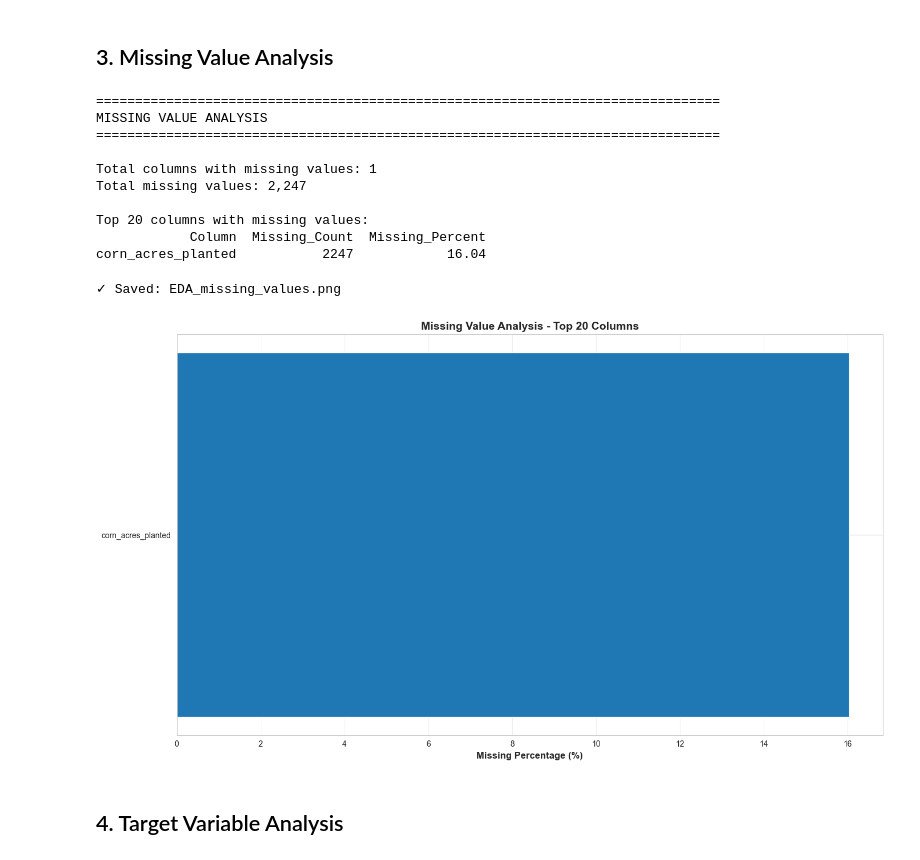
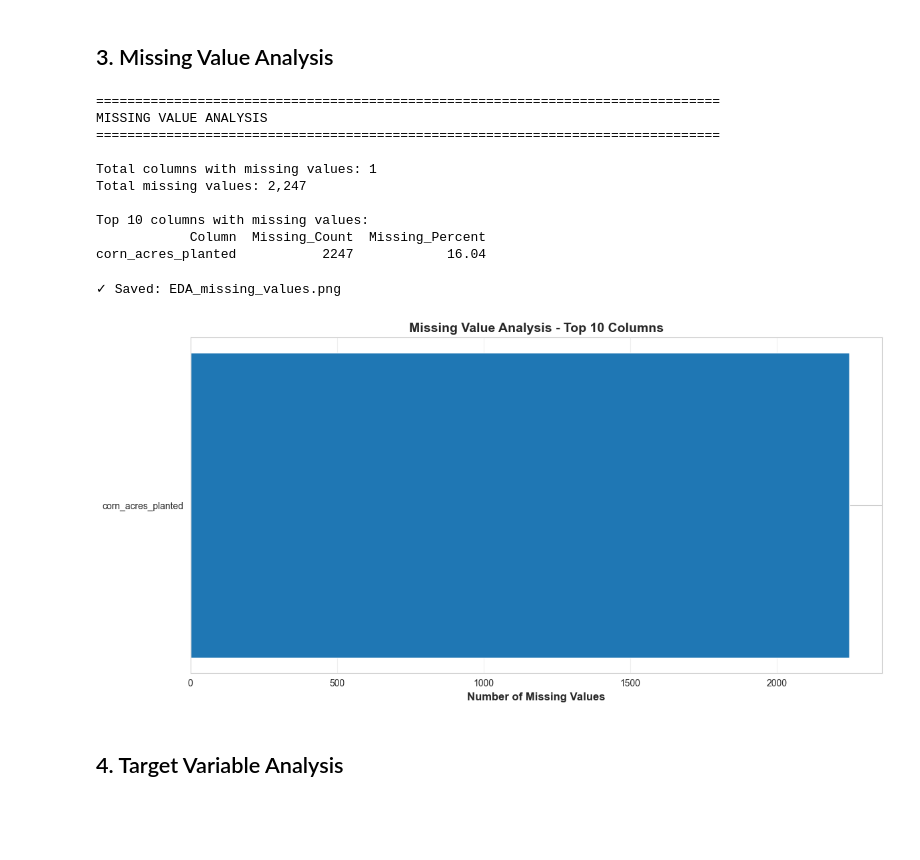
Before and after one commit to Jacob19999/Machine-Learning-Benchmark-for-Predicting-County-Level-Corn-Production, a Jupyter notebook: EDA_Phase3_Comprehensive.ipynb, the cells around one changed output. Cells and saved outputs as stored; diff of their text form; code cells hidden in the pictures; blank space fills up the shorter version.

```diff
--- a/EDA_Phase3_Comprehensive.ipynb
+++ b/EDA_Phase3_Comprehensive.ipynb
@@ -190,8 +190,8 @@ print(f"\nTotal columns with missing values: {len(missing_df)}")
 print(f"Total missing values: {missing_count.sum():,}")
 
 if len(missing_df) > 0:
-    print("\nTop 20 columns with missing values:")
-    print(missing_df.head(20).to_string(index=False))
+    print("\nTop 10 columns with missing values:")
+    print(missing_df.head(10).to_string(index=False))
 else:
     print("\n✓ No missing values found!")
 # %% [output]
@@ -202,32 +202,32 @@ MISSING VALUE ANALYSIS
 Total columns with missing values: 1
 Total missing values: 2,247
 
-Top 20 columns with missing values:
+Top 10 columns with missing values:
             Column  Missing_Count  Missing_Percent
 corn_acres_planted           2247            16.04
 # %%
 # Visualize missing values
 if len(missing_df) > 0:
-    plt.figure(figsize=(14, 8))
+    plt.figure(figsize=(12, 6))
 
-    # Plot top 20 columns with most missing values
-    top_missing = missing_df.head(20)
+    # Plot top 10 columns with most missing values
+    top_missing = missing_df.head(10)
 
-    plt.barh(range(len(top_missing)), top_missing['Missing_Percent'].values)
+    plt.barh(range(len(top_missing)), top_missing['Missing_Count'].values)
     plt.yticks(range(len(top_missing)), top_missing['Column'].values)
-    plt.xlabel('Missing Percentage (%)', fontsize=12, fontweight='bold')
-    plt.title('Missing Value Analysis - Top 20 Columns', fontsize=14, fontweight='bold')
+    plt.xlabel('Number of Missing Values', fontsize=12, fontweight='bold')
+    plt.title('Missing Value Analysis - Top 10 Columns', fontsize=14, fontweight='bold')
     plt.grid(axis='x', alpha=0.3)
 
     plt.tight_layout()
     plt.savefig('EDA_missing_values.png', dpi=300, bbox_inches='tight')
     print("✓ Saved: EDA_missing_values.png")
     plt.show()
 else:
     print("No missing values to visualize.")
 # %% [output]
 ✓ Saved: EDA_missing_values.png
-[figure, old version]
+[figure, new version]
 # %% [markdown]
 ## 4. Target Variable Analysis
 # %%
```
Also changed, not shown: 3 other files.
